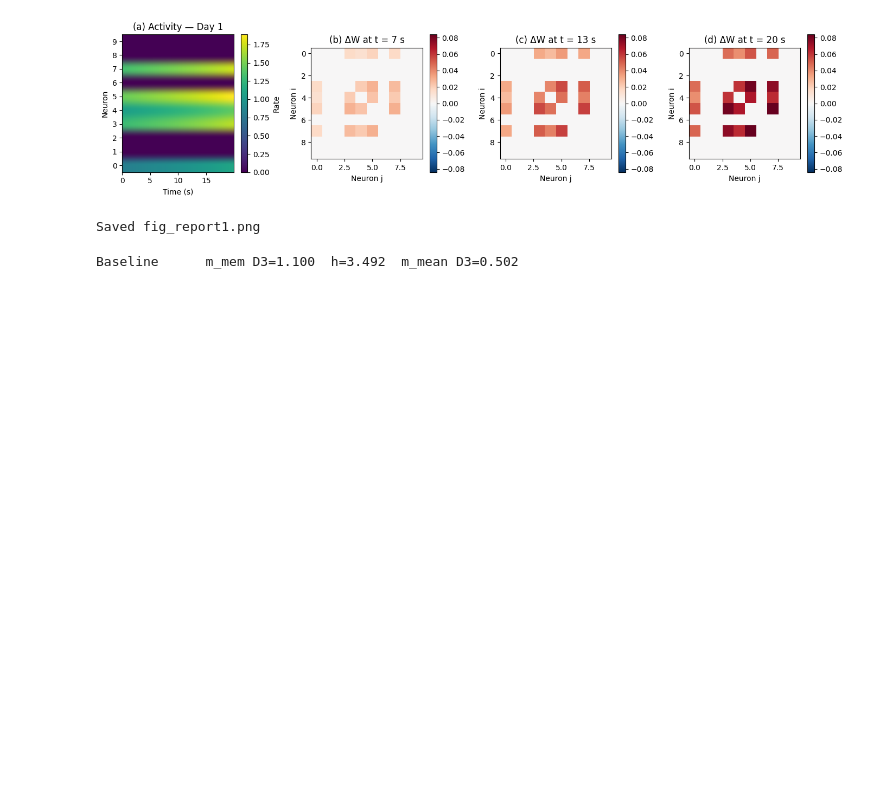
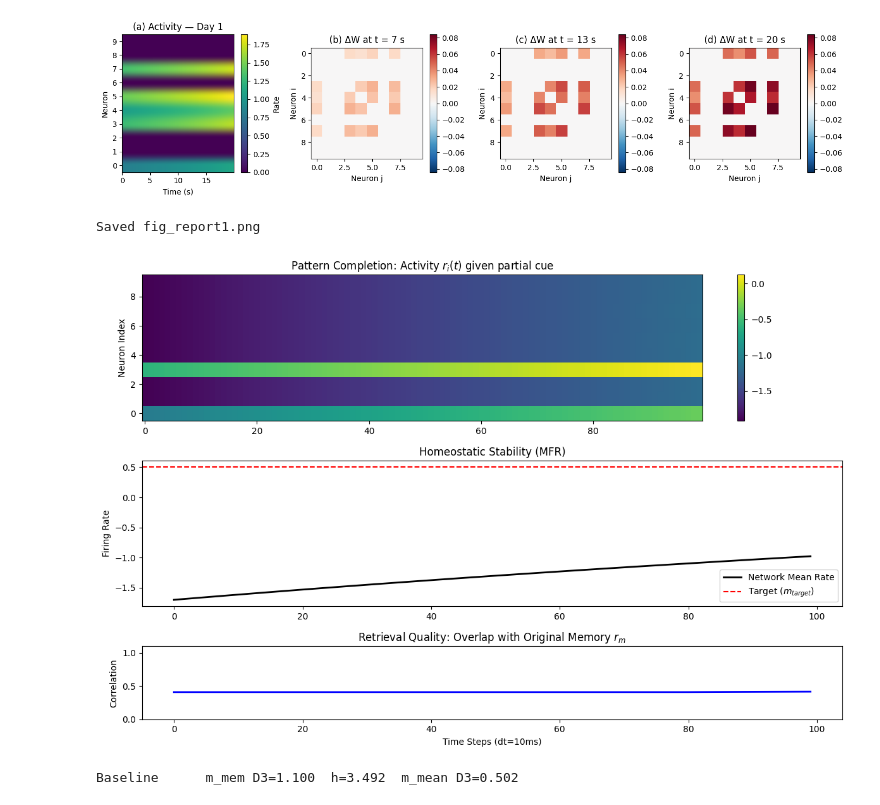
Before and after one commit to eegoro/representational-drift, a Jupyter notebook: notebooks/memory_homeostasis.ipynb, the cells around one changed output. Cells and saved outputs as stored; diff of their text form; code cells hidden in the pictures; blank space fills up the shorter version.

Commit message:
Memory retrieval test

```diff
--- a/notebooks/memory_homeostasis.ipynb
+++ b/notebooks/memory_homeostasis.ipynb
@@ -385,3 +168,70 @@ print('='*60)
+# %%
+# ============================================================
+# MEMORY RETRIEVAL TEST
+# ============================================================
+T_TEST = 100 # 1.0 second test
+cue_indices = [0, 3] # Only cue 2 out of the 5 original neurons
+I_cue = torch.zeros(N)
+for idx in cue_indices:
+    I_cue[idx] = I_base[idx] # Use original intensity for the cue
+
+r_test_hist = []
+correlations = []
+
+# Detach from plasticity for the test (eta=0)
+net.eta = 0.0
+
+for t in range(T_TEST):
+    # Apply I_cue instead of I_base
+    net.step(I_cue + I_p, noise_std=0.01, homeostasis=True)
+
+    current_r = net.r.cpu().numpy()
+    r_test_hist.append(current_r.copy())
+
+    # Calculate correlation with the Day 1 reference (r_m)
+    ref = r_m.cpu().numpy()
+    if np.std(current_r) > 1e-5 and np.std(ref) > 1e-5:
+        corr = np.corrcoef(current_r, ref)[0, 1]
+    else:
+        corr = 0.0
+    correlations.append(corr)
+
+r_test_hist = np.array(r_test_hist)
+
+fig = plt.figure(figsize=(12, 8))
+gs = gridspec.GridSpec(3, 1, height_ratios=[1, 1, 0.5])
+
+# (a) Heatmap of activity during retrieval
+ax0 = plt.subplot(gs[0])
+im = ax0.imshow(r_test_hist.T, aspect='auto', cmap='viridis', origin='lower')
+ax0.set_title('Pattern Completion: Activity $r_i(t)$ given partial cue')
+ax0.set_ylabel('Neuron Index')
+plt.colorbar(im, ax=ax0)
+
+# (b) MFR vs Target
+ax1 = plt.subplot(gs[1])
+# Using the MFR formula logic from before
+# We'll plot the mean MFR across all neurons to show homeostatic stability
+mean_mfr = np.mean(r_test_hist, axis=1)
+ax1.plot(mean_mfr, label='Network Mean Rate', color='black', lw=2)
+ax1.axhline(m_target, color='red', linestyle='--', label='Target ($m_{target}$)')
+ax1.set_ylabel('Firing Rate')
+ax1.set_title('Homeostatic Stability (MFR)')
+ax1.legend()
+
+# (c) Retrieval Quality (Correlation)
+ax2 = plt.subplot(gs[2])
+ax2.plot(correlations, color='blue', lw=2)
+ax2.set_ylim(0, 1.1)
+ax2.set_ylabel('Correlation')
+ax2.set_xlabel('Time Steps (dt=10ms)')
+ax2.set_title('Retrieval Quality: Overlap with Original Memory $r_m$')
+
+plt.tight_layout()
+plt.savefig(FIG_DIR / 'retrieval_test.png')
+plt.show()
+# %% [output]
+[figure, added]
 # %%
 # ============================================================
 # Run all four conditions: Days 2 and 3
```
Also changed, not shown: parts of 3 cells of this notebook, 2 other files.
